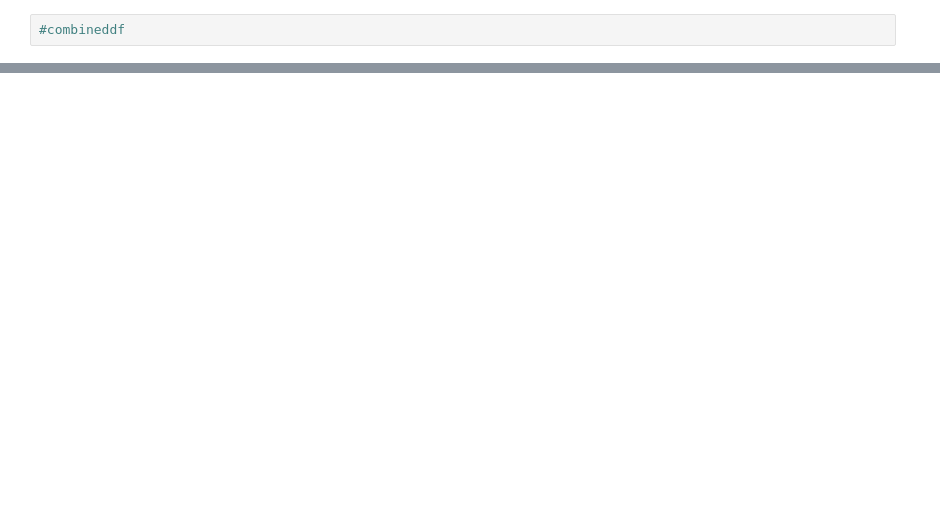
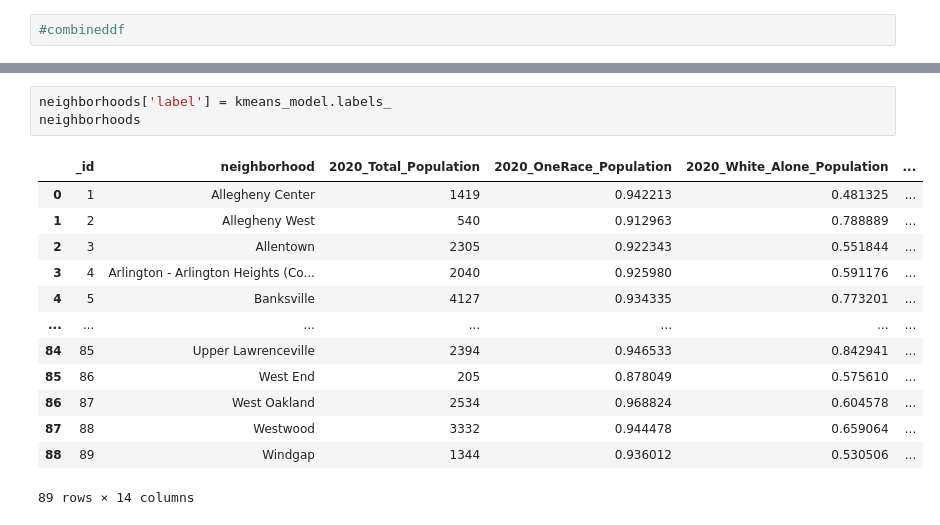
Before and after one commit to kanikaselva/311analysis, a Jupyter notebook: Analysis/3. NeighborhoodAnalysis.ipynb, the cells around one changed output, grey strips where cells are left out. Saved outputs shown, nothing was run; the diff lists cells and outputs as text; blank space fills up the shorter version.

```diff
--- a/Analysis/3. NeighborhoodAnalysis.ipynb
+++ b/Analysis/3. NeighborhoodAnalysis.ipynb
@@ -82,0 +214,17 @@ combineddf = pd.merge(df, neighborhoods, how = 'left', on = 'neighborhood')
+# %%
+neighborhoods['label'] = kmeans_model.labels_
+neighborhoods
+# %% [output]
+|  | _id | neighborhood | 2020_Total_Population | 2020_OneRace_Population | 2020_White_Alone_Population | ... |
+| 0 | 1 | Allegheny Center | 1419 | 0.942213 | 0.481325 | ... |
+| 1 | 2 | Allegheny West | 540 | 0.912963 | 0.788889 | ... |
+| 2 | 3 | Allentown | 2305 | 0.922343 | 0.551844 | ... |
+| 3 | 4 | Arlington - Arlington Heights (Co... | 2040 | 0.925980 | 0.591176 | ... |
+| 4 | 5 | Banksville | 4127 | 0.934335 | 0.773201 | ... |
+| ... | ... | ... | ... | ... | ... | ... |
+| 84 | 85 | Upper Lawrenceville | 2394 | 0.946533 | 0.842941 | ... |
+| 85 | 86 | West End | 205 | 0.878049 | 0.575610 | ... |
+| 86 | 87 | West Oakland | 2534 | 0.968824 | 0.604578 | ... |
+| 87 | 88 | Westwood | 3332 | 0.944478 | 0.659064 | ... |
+| 88 | 89 | Windgap | 1344 | 0.936012 | 0.530506 | ... |
+89 rows × 14 columns
```
Also changed, not shown: parts of 30 cells of this notebook.
